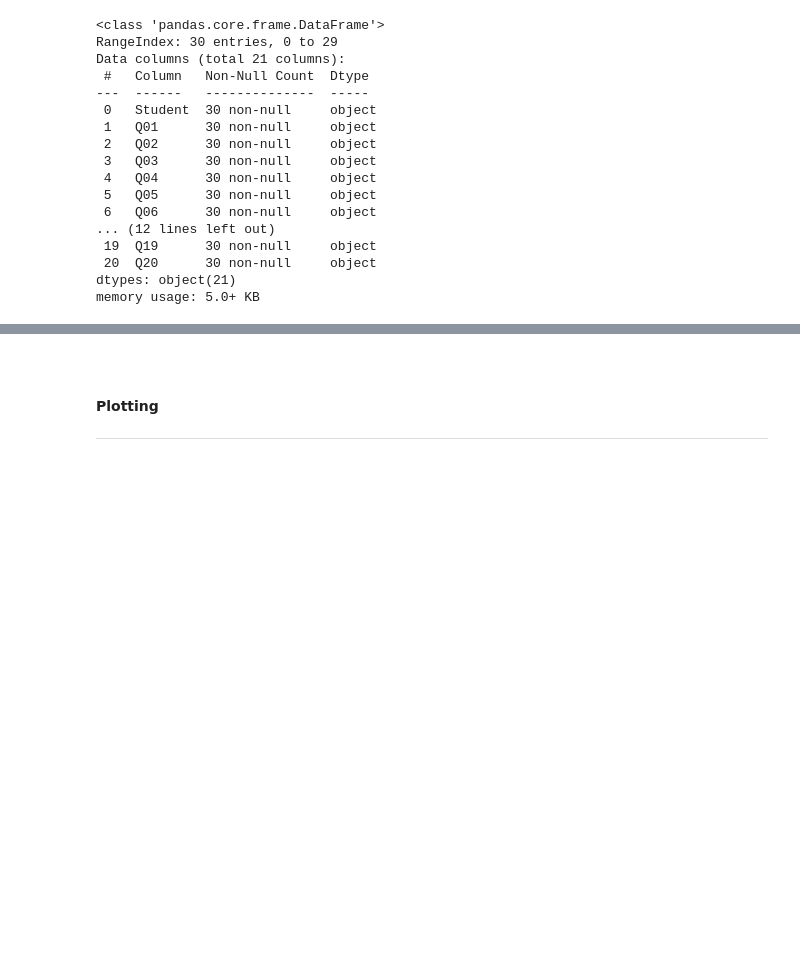
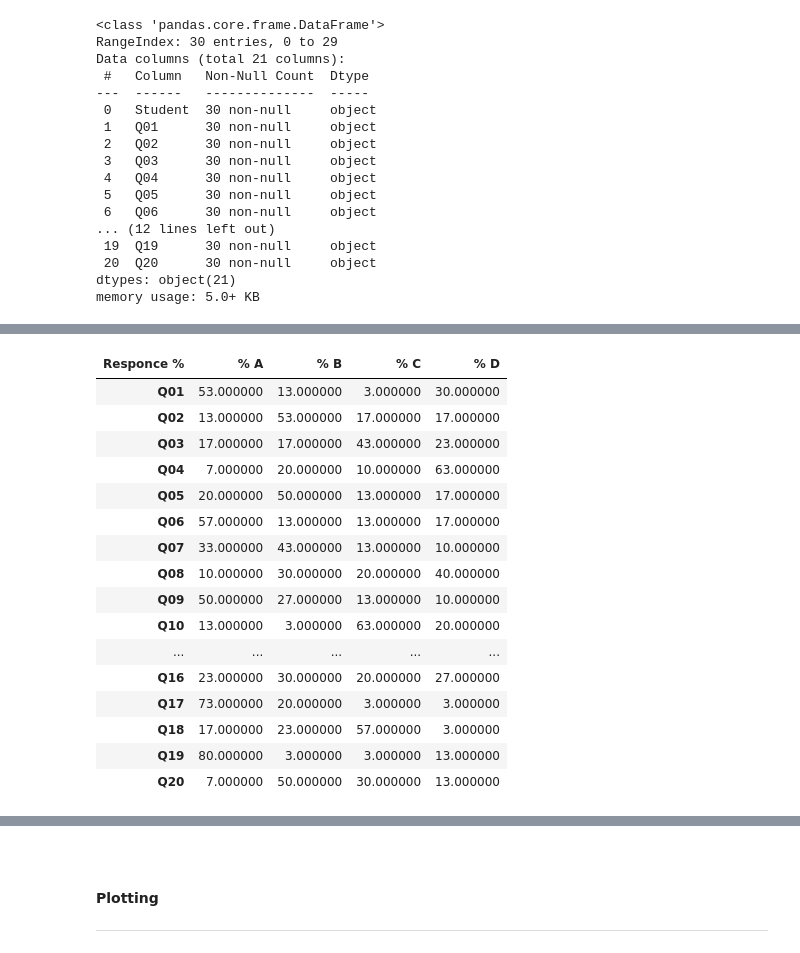
Before and after one commit to olgarozhdestvina/Data-Science-and-Machine-Learning, a Jupyter notebook: Data analytics/Language tests/Distractor analysis and scoring multiple-choice items.ipynb, the cells around one changed output, grey strips where cells are left out. Cells and saved outputs as stored; diff of their text form; code cells hidden in the pictures; blank space fills up the shorter version.

```diff
--- a/Data analytics/Language tests/Distractor analysis and scoring multiple-choice items.ipynb
+++ b/Data analytics/Language tests/Distractor analysis and scoring multiple-choice items.ipynb
@@ -193,0 +226,20 @@ stats
+# %%
+responces_perc.T.style.apply(lambda x: ["background: yellow" if v < 10 else "" for v in x], axis = 1)
+# %% [output]
+| Responce % | % A | % B | % C | % D |
+| Q01 | 53.000000 | 13.000000 | 3.000000 | 30.000000 |
+| Q02 | 13.000000 | 53.000000 | 17.000000 | 17.000000 |
+| Q03 | 17.000000 | 17.000000 | 43.000000 | 23.000000 |
+| Q04 | 7.000000 | 20.000000 | 10.000000 | 63.000000 |
+| Q05 | 20.000000 | 50.000000 | 13.000000 | 17.000000 |
+| Q06 | 57.000000 | 13.000000 | 13.000000 | 17.000000 |
+| Q07 | 33.000000 | 43.000000 | 13.000000 | 10.000000 |
+| Q08 | 10.000000 | 30.000000 | 20.000000 | 40.000000 |
+| Q09 | 50.000000 | 27.000000 | 13.000000 | 10.000000 |
+| Q10 | 13.000000 | 3.000000 | 63.000000 | 20.000000 |
+| ... | ... | ... | ... | ... |
+| Q16 | 23.000000 | 30.000000 | 20.000000 | 27.000000 |
+| Q17 | 73.000000 | 20.000000 | 3.000000 | 3.000000 |
+| Q18 | 17.000000 | 23.000000 | 57.000000 | 3.000000 |
+| Q19 | 80.000000 | 3.000000 | 3.000000 | 13.000000 |
+| Q20 | 7.000000 | 50.000000 | 30.000000 | 13.000000 |
```
Also changed, not shown: parts of 41 cells of this notebook, 4 other files.
